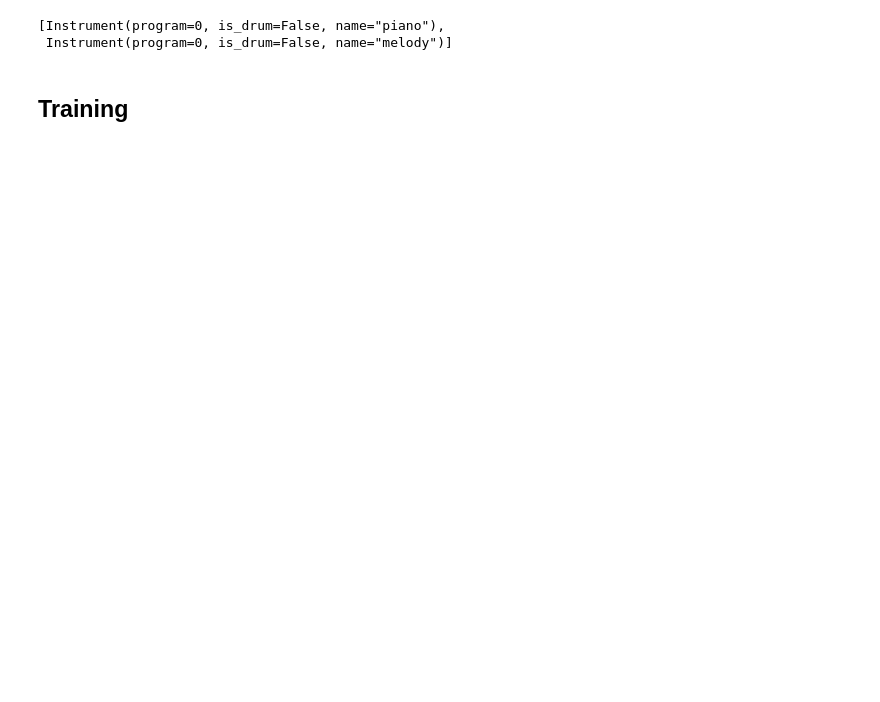
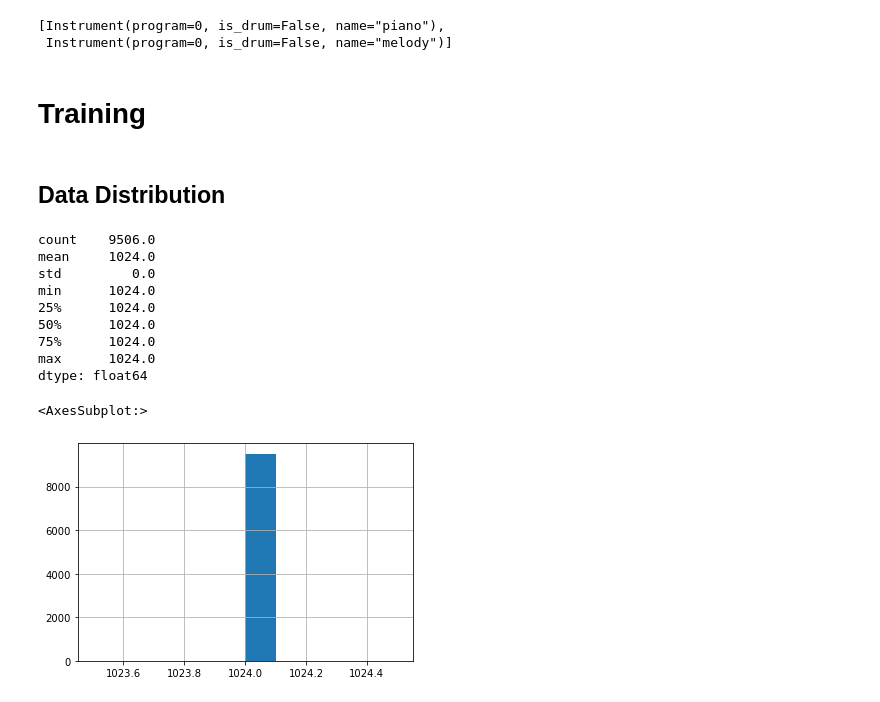
Before and after one commit to atsukoba/yet-another-MusicVAEs, a Jupyter notebook: demo.ipynb, the cells around one changed output. Saved outputs shown, nothing was run; the diff lists cells and outputs as text; code cells hidden in the pictures; blank space fills up the shorter version.

Commit message:
WIP: updated models, trainers, datasets

```diff
--- a/demo.ipynb
+++ b/demo.ipynb
@@ -51,20 +51,44 @@ midi.instruments
 [Instrument(program=0, is_drum=False, name="piano"),
  Instrument(program=0, is_drum=False, name="melody")]
 # %% [markdown]
-## Training
+# Training
 # %%
 from src.config import MusicVAEConfig
 from argparse import Namespace
 
 args = Namespace(
-    target_instrument="melody", lr=1e-4, epochs=10,
+    target_instrument="melody", learning_rate=1e-4, epochs=10, batchsize=32,
     dataset_dir="/home/atsuya/datasets/meta_midi_dataset/MMD_MIDI/",
     encoding_method="remi")
 config = MusicVAEConfig(args)
+tokenizer = config.tokenizer_type()
 # %%
 from src.datasets import MidiDataModule, _tokenize_midi_file
 
-data = MidiDataModule(config, max_n_midi_files=10000, shuffle_data_pathes=True)
+data = MidiDataModule(tokenizer, config,
+                      max_n_midi_files=1000,
+                      shuffle_data_pathes=True,
+                      max_seq_length=1024)
 # %%
 data.prepare_data()
 data.setup()
+# %% [markdown]
+## Data Distribution
+# %%
+import pandas as pd
+
+len_dist = pd.Series([len(t) for t in data.dataset.all_tokens])
+print(len_dist.describe())
+len_dist.hist()
+# %% [output]
+count    9506.0
+mean     1024.0
+std         0.0
+min      1024.0
+25%      1024.0
+50%      1024.0
+75%      1024.0
+max      1024.0
+dtype: float64
+<AxesSubplot:>
+[figure, added]
```
Also changed, not shown: parts of 37 cells of this notebook, 5 other files.
